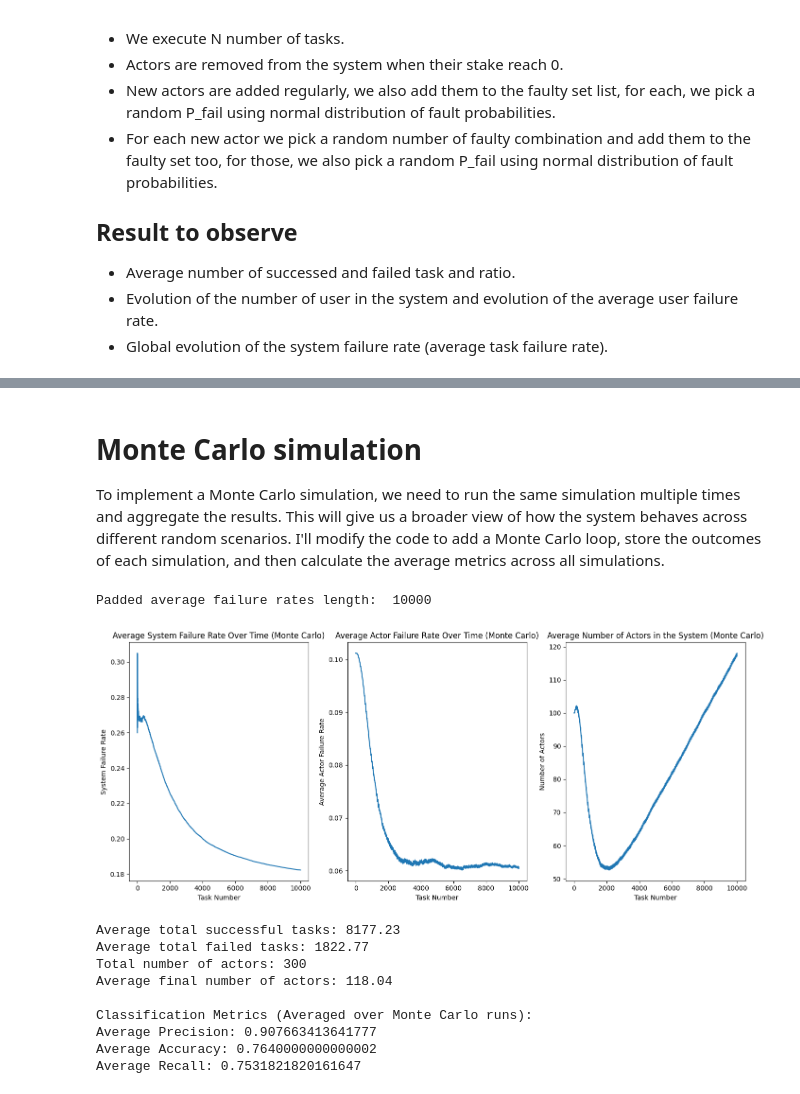
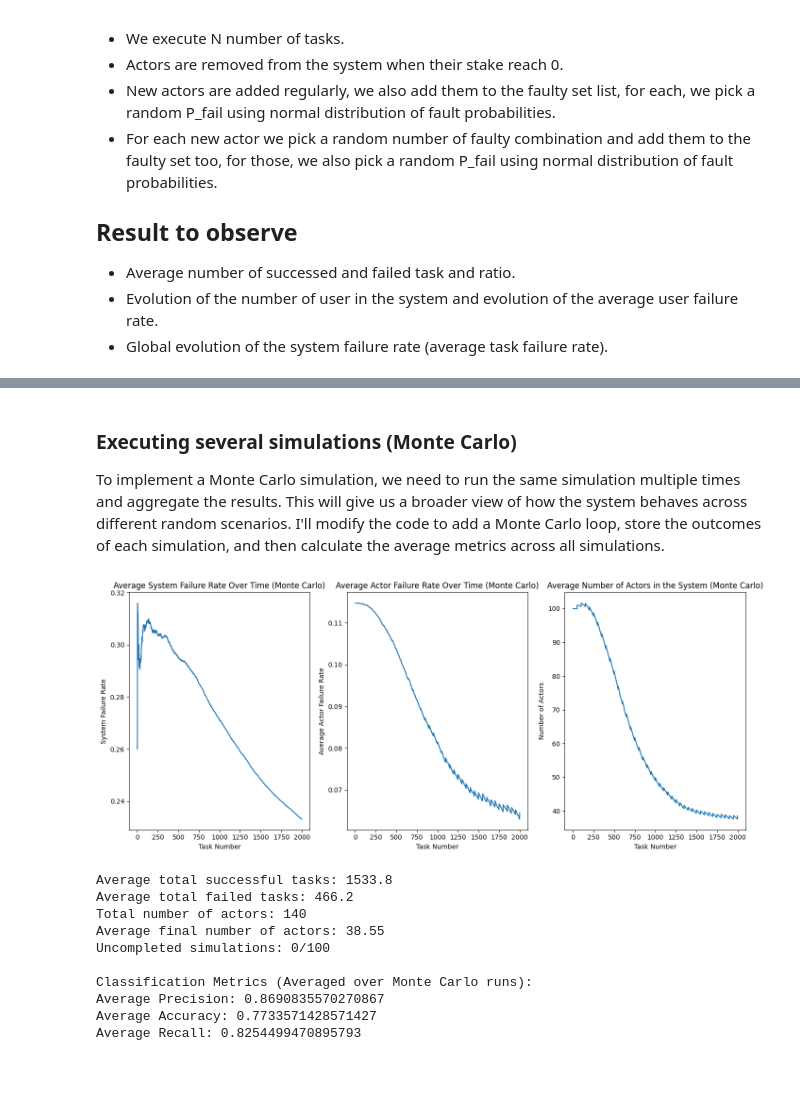
Before and after one commit to RedChainLab/Reliability-Is-Blind-Collective-Incentives, a Jupyter notebook: 2024-08-22_Simulation_Scope/01-Simulation-Environment.ipynb, the cells around one changed output, grey strips where cells are left out. Saved outputs shown, nothing was run; the diff lists cells and outputs as text; code cells hidden in the pictures.

```diff
--- a/2024-08-22_Simulation_Scope/01-Simulation-Environment.ipynb
+++ b/2024-08-22_Simulation_Scope/01-Simulation-Environment.ipynb
@@ -58,0 +68,12 @@ stop
+# %%
+N_ACTORS_INITIAL = 100  # Initial number of actors
+N_ACTORS_TASK = 4  # Number of maximum actors for each task
+S0 = 1608  # Initial capital of each actor
+N_TASKS = 2000  # Number of tasks to simulate
+SLASH_AMOUNT = 400  # Amount slashed for failed tasks
+REWARD_AMOUNT = 100  # Reward for successful tasks
+NEW_ACTOR_INTERVAL = 50  # Frequency of new actor addition (in tasks)
+NEW_ACTOR_FAULTY_COMBOS = 0  # Number of faulty combinations per new actor
+NORMAL_DIST_MEAN = 0.3  # Mean of normal distribution for failure probability
+NORMAL_DIST_STD = 0.5  # Standard deviation for failure probability
+MONTE_CARLO_RUNS = 100  # Number of Monte Carlo simulations
@@ -300,21 +307,8 @@ Recall: 0.6886792452830188
 # %% [markdown]
-# Monte Carlo simulation
+### Executing several simulations (Monte Carlo)
 
 To implement a Monte Carlo simulation, we need to run the same simulation multiple times and aggregate the results. This will give us a broader view of how the system behaves across different random scenarios. I'll modify the code to add a Monte Carlo loop, store the outcomes of each simulation, and then calculate the average metrics across all simulations.
 # %%
-# Define constants
-N_ACTORS_INITIAL = 100  # Initial number of actors
-N_ACTORS_TASK = 4  # Number of maximum actors for each task
-S0 = 1608  # Initial capital of each actor
-N_TASKS = 10000  # Number of tasks to simulate
-SLASH_AMOUNT = 400  # Amount slashed for failed tasks
-REWARD_AMOUNT = 100  # Reward for successful tasks
-NEW_ACTOR_INTERVAL = 50  # Frequency of new actor addition (in tasks)
-NEW_ACTOR_FAULTY_COMBOS = 0  # Number of faulty combinations per new actor
-NORMAL_DIST_MEAN = 0.3  # Mean of normal distribution for failure probability
-NORMAL_DIST_STD = 0.5  # Standard deviation for failure probability
-MONTE_CARLO_RUNS = 100  # Number of Monte Carlo simulations
-
 # Monte Carlo results storage
 monte_carlo_results = {
     'system_failure_rates': [],
@@ -441,14 +435,16 @@ for i in range(MONTE_CARLO_RUNS):
     monte_carlo_results['accuracies'].append(result['accuracy'])
     monte_carlo_results['recalls'].append(result['recall'])
 
-# Find the maximum length among all simulation results
-max_length = max(len(run) for run in monte_carlo_results['system_failure_rates'])
+# Count the number of uncompleted simulations
+uncompleted_simulations = 0
+for i in range(MONTE_CARLO_RUNS):
+    if len(monte_carlo_results['system_failure_rates'][i]) < N_TASKS:
+        uncompleted_simulations += 1
 
 # Pad the lists with zeros to the maximum length
-padded_system_failure_rates = [extend_list(run, max_length) for run in monte_carlo_results['system_failure_rates']]
-padded_average_failure_rates = [extend_list(run, max_length) for run in monte_carlo_results['average_failure_rates']]
-print("Padded average failure rates length: ", len(padded_average_failure_rates[0]))
-padded_actor_counts = [extend_list(run, max_length) for run in monte_carlo_results['actor_counts']]
+padded_system_failure_rates = [extend_list(run, N_TASKS) for run in monte_carlo_results['system_failure_rates']]
+padded_average_failure_rates = [extend_list(run, N_TASKS) for run in monte_carlo_results['average_failure_rates']]
+padded_actor_counts = [extend_list(run, N_TASKS) for run in monte_carlo_results['actor_counts']]
 
 # Aggregate the results
 avg_system_failure_rates = np.mean(padded_system_failure_rates, axis=0)
@@ -477,41 +473,42 @@ plt.subplot(1, 3, 2)
 plt.plot(avg_average_failure_rates)
 plt.xlabel('Task Number')
 plt.ylabel('Average Actor Failure Rate')
 plt.title('Average Actor Failure Rate Over Time (Monte Carlo)')
 
 # Plot the number of actors in the system over time (averaged over Monte Carlo runs)
 plt.subplot(1, 3, 3)
 plt.plot(avg_actor_counts)
 plt.xlabel('Task Number')
 plt.ylabel('Number of Actors')
 plt.title('Average Number of Actors in the System (Monte Carlo)')
 
 plt.tight_layout()
 plt.show()
 
 # Final results
 print(f'Average total successful tasks: {avg_final_successful_tasks}')
 print(f'Average total failed tasks: {avg_final_failed_tasks}')
 print(f'Total number of actors: {total_actors}')
 print(f'Average final number of actors: {avg_final_number_of_actors}')
+print(f'Uncompleted simulations: {uncompleted_simulations}/{MONTE_CARLO_RUNS}')
 
 # Display precision, accuracy, and recall
 print("\nClassification Metrics (Averaged over Monte Carlo runs):")
 print(f'Average Precision: {avg_precision}')
 print(f'Average Accuracy: {avg_accuracy}')
 print(f'Average Recall: {avg_recall}')
 
 # Add the ratio of failed tasks to the total number of tasks
 # Find which average failure rate gives the best metrics
 # %% [output]
+[figure, new version]
-Padded average failure rates length:  10000
+Average total successful tasks: 1533.8
+Average total failed tasks: 466.2
+Total number of actors: 140
+Average final number of actors: 38.55
+Uncompleted simulations: 0/100
+
+Classification Metrics (Averaged over Monte Carlo runs):
+Average Precision: 0.8690835570270867
+Average Accuracy: 0.7733571428571427
+Average Recall: 0.8254499470895793
-[figure, old version]
-Average total successful tasks: 8177.23
-Average total failed tasks: 1822.77
-Total number of actors: 300
-Average final number of actors: 118.04
-
-Classification Metrics (Averaged over Monte Carlo runs):
-Average Precision: 0.907663413641777
-Average Accuracy: 0.7640000000000002
-Average Recall: 0.7531821820161647
```
Also changed, not shown: parts of 7 cells of this notebook.
